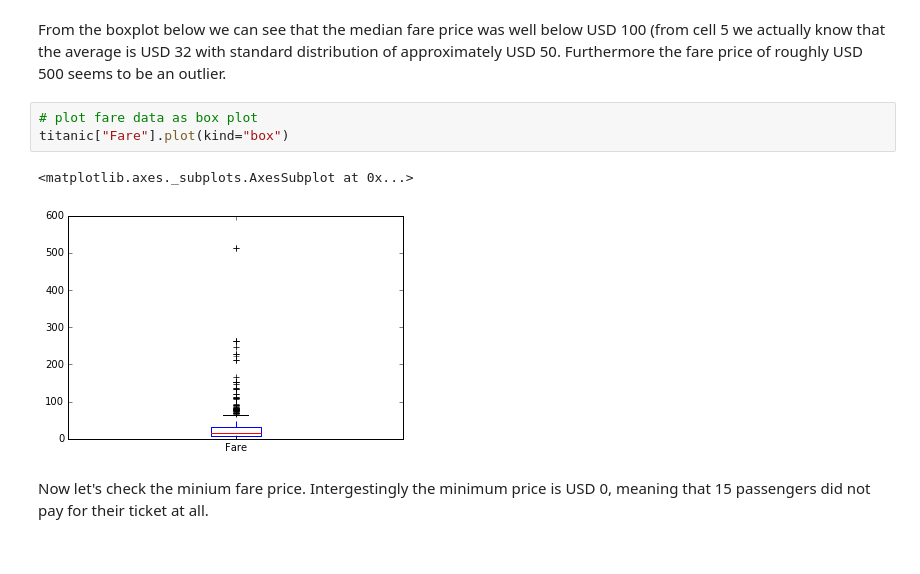
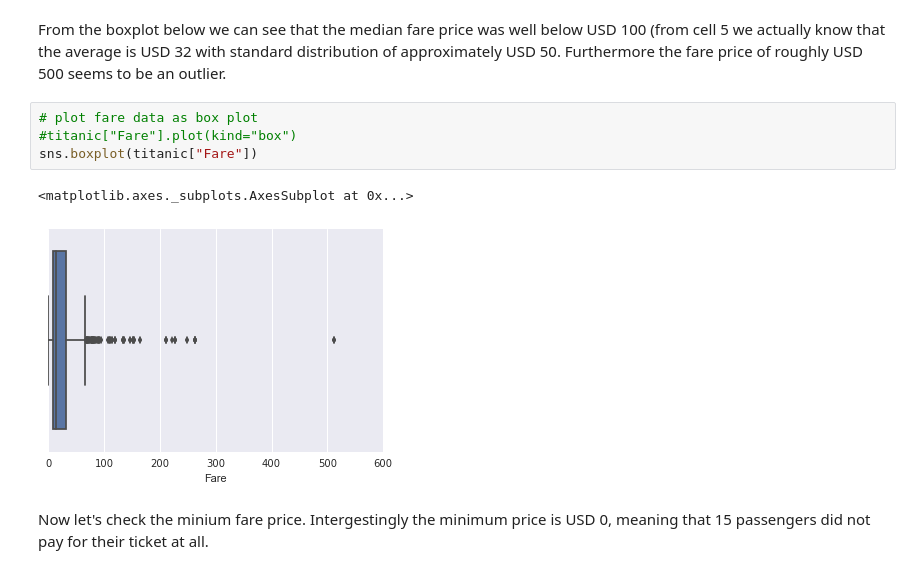
Before and after one commit to slangenbach/udacity-da-nanodegree, a Jupyter notebook: p2/P2_Analysis_and_Report.ipynb, the cells around one changed output. Drawn from its saved outputs; the diff is of its cells as text.

Commit message:
Updated project 2
Further data cleaning and analysis. Switched to seaborn for plotting

```diff
--- a/p2/P2_Analysis_and_Report.ipynb
+++ b/p2/P2_Analysis_and_Report.ipynb
@@ -236,10 +243,11 @@ titanic["Fare"].plot(kind="hist")
 From the boxplot below we can see that the median fare price was well below USD 100 (from cell 5 we actually know that the average is USD 32 with standard distribution of approximately USD 50. Furthermore the fare price of roughly USD 500 seems to be an outlier.
 # %%
 # plot fare data as box plot
-titanic["Fare"].plot(kind="box")
+#titanic["Fare"].plot(kind="box")
+sns.boxplot(titanic["Fare"])
 # %% [output]
 <matplotlib.axes._subplots.AxesSubplot at 0x...>
-[figure, old version]
+[figure, new version]
 # %% [markdown]
 Now let's check the minium fare price. Intergestingly the minimum price is USD 0, meaning that 15 passengers did not pay for their ticket at all.
 # %%
```
Also changed, not shown: parts of 35 cells of this notebook.
